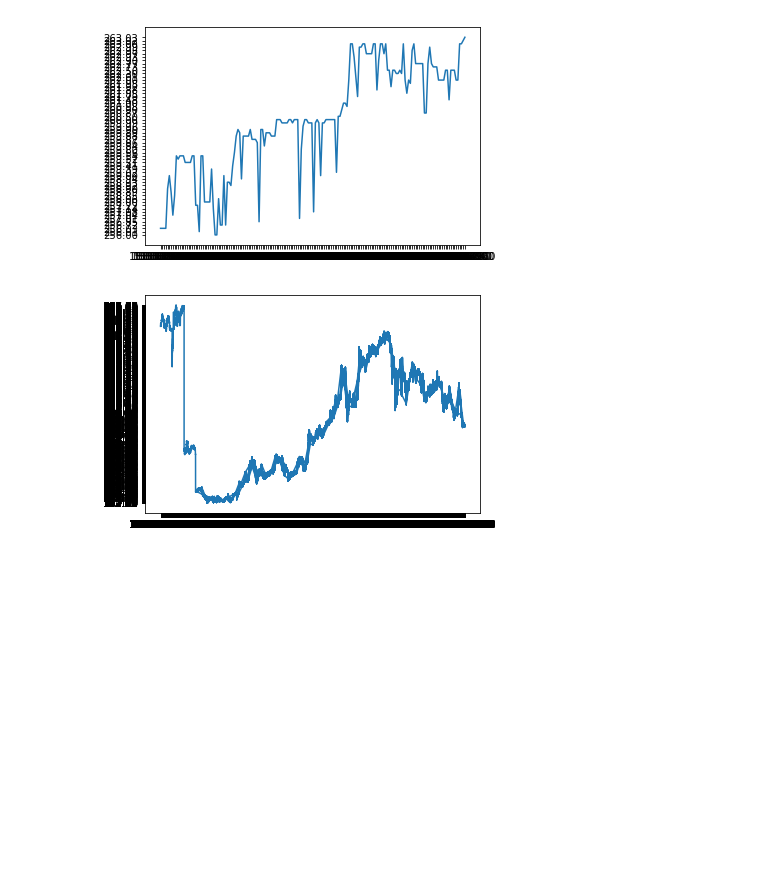
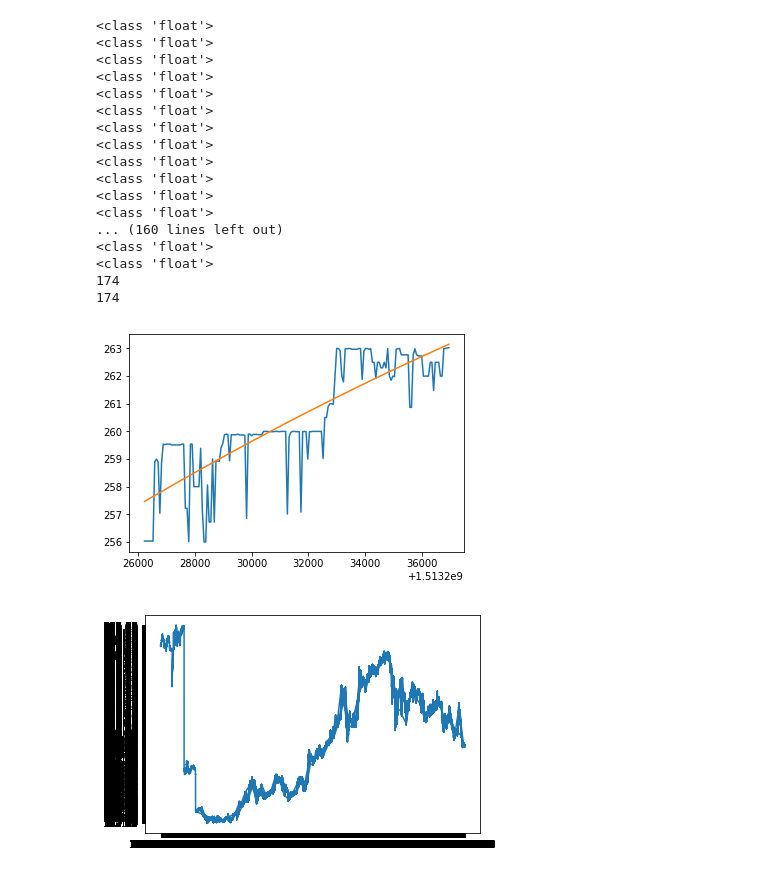
Before and after one commit to cryptobuks1/trading-mix, a Jupyter notebook: SQLite.ipynb, the cells around one changed output. Saved outputs shown, nothing was run; the diff lists cells and outputs as text; code cells hidden in the pictures; blank space fills up the shorter version.

```diff
--- a/SQLite.ipynb
+++ b/SQLite.ipynb
@@ -14,15 +17,32 @@ result = cur.fetchall()
 # %%
 import sqlite3
 import matplotlib.pyplot as plt
 from trading.data import fit, extract
 from trading.sql import window
 con = sqlite3.connect('data/alldata.sqlite')
 result = window(con, 1513226220, 1513237020)
-xs, ys = extract(result)
-plt.plot(xs, ys)
+xs, ys, x_new, y_new, f = fit(extract(result))
+plt.plot(xs, ys, x_new, y_new)
 plt.show()
 # %% [output]
+<class 'float'>
+<class 'float'>
+<class 'float'>
+<class 'float'>
+<class 'float'>
+<class 'float'>
+<class 'float'>
+<class 'float'>
+<class 'float'>
+<class 'float'>
+<class 'float'>
+<class 'float'>
+... (160 lines left out)
+<class 'float'>
+<class 'float'>
+174
+174
-[figure, old version]
+[figure, new version]
 # %%
 import sqlite3
 import matplotlib.pyplot as plt
```
Also changed, not shown: parts of 1 cell of this notebook.
